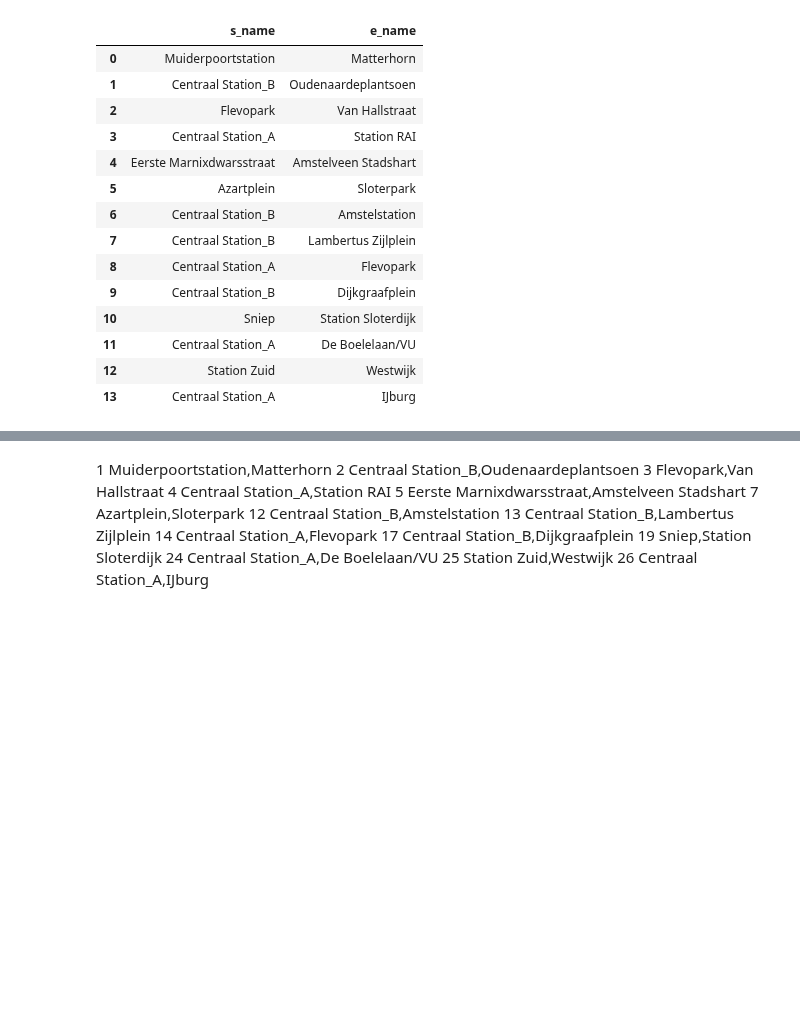
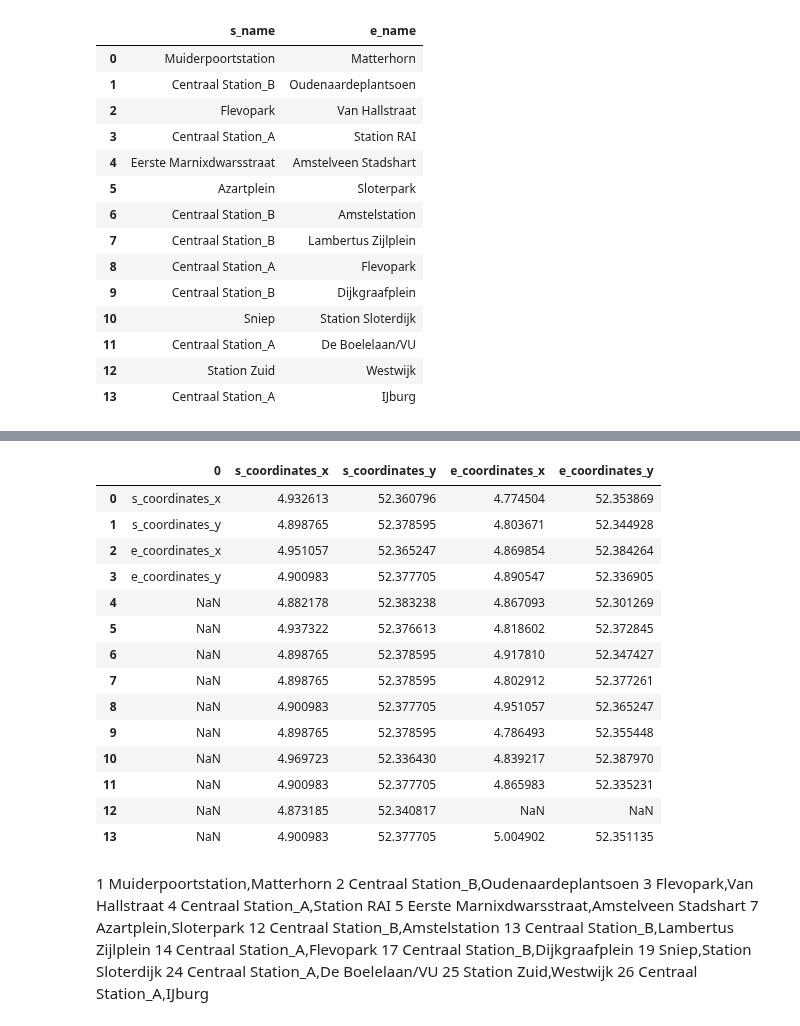
Before and after one commit to SYuGao/uvmt, a Jupyter notebook: notebooks/am_tram_network_modelling.ipynb, the cells around one changed output, grey strips where cells are left out. Saved outputs shown, nothing was run; the diff lists cells and outputs as text; code cells hidden in the pictures; blank space fills up the shorter version.

```diff
--- a/notebooks/am_tram_network_modelling.ipynb
+++ b/notebooks/am_tram_network_modelling.ipynb
@@ -846,3 +897,39 @@ am_tram_coordinates_pairs
+# %%
+# 循环的形式实现am_tram_coordinates_pairs，但是有一个问题，缺失的终点站被起始站坐标补齐
+am_tram_coordinates_pairs = pd.DataFrame(['s_coordinates_x', 's_coordinates_y', 'e_coordinates_x', 'e_coordinates_y'])
+for index, row in am_tram_name.iterrows():
+    s_station_name = row['s_name']
+    matching_stations1 = am_tram_stations[am_tram_stations['name'] == s_station_name]
+    if len(matching_stations1) > 0:
+        matching_station = matching_stations1.iloc[0]
+        am_tram_coordinates_pairs.loc[index, 's_coordinates_x'] = matching_station['geo_x']
+        am_tram_coordinates_pairs.loc[index, 's_coordinates_y'] = matching_station['geo_y']
+
+    e_station_name = row['e_name']
+    matching_stations2 = am_tram_stations[am_tram_stations['name'] == e_station_name]
+    if len(matching_stations2) > 0:
+        matching_station = matching_stations2.iloc[0]
+        am_tram_coordinates_pairs.loc[index, 'e_coordinates_x'] = matching_station['geo_x']
+        am_tram_coordinates_pairs.loc[index, 'e_coordinates_y'] = matching_station['geo_y']
+
+
+am_tram_coordinates_pairs
+# %% [output]
+|  | 0 | s_coordinates_x | s_coordinates_y | e_coordinates_x | e_coordinates_y |
+| 0 | s_coordinates_x | 4.932613 | 52.360796 | 4.774504 | 52.353869 |
+| 1 | s_coordinates_y | 4.898765 | 52.378595 | 4.803671 | 52.344928 |
+| 2 | e_coordinates_x | 4.951057 | 52.365247 | 4.869854 | 52.384264 |
+| 3 | e_coordinates_y | 4.900983 | 52.377705 | 4.890547 | 52.336905 |
+| 4 | NaN | 4.882178 | 52.383238 | 4.867093 | 52.301269 |
+| 5 | NaN | 4.937322 | 52.376613 | 4.818602 | 52.372845 |
+| 6 | NaN | 4.898765 | 52.378595 | 4.917810 | 52.347427 |
+| 7 | NaN | 4.898765 | 52.378595 | 4.802912 | 52.377261 |
+| 8 | NaN | 4.900983 | 52.377705 | 4.951057 | 52.365247 |
+| 9 | NaN | 4.898765 | 52.378595 | 4.786493 | 52.355448 |
+| 10 | NaN | 4.969723 | 52.336430 | 4.839217 | 52.387970 |
+| 11 | NaN | 4.900983 | 52.377705 | 4.865983 | 52.335231 |
+| 12 | NaN | 4.873185 | 52.340817 | NaN | NaN |
+| 13 | NaN | 4.900983 | 52.377705 | 5.004902 | 52.351135 |
 # %%
 type(stations)
 # %%
```
Also changed, not shown: parts of 9 cells of this notebook, 3 other files.
